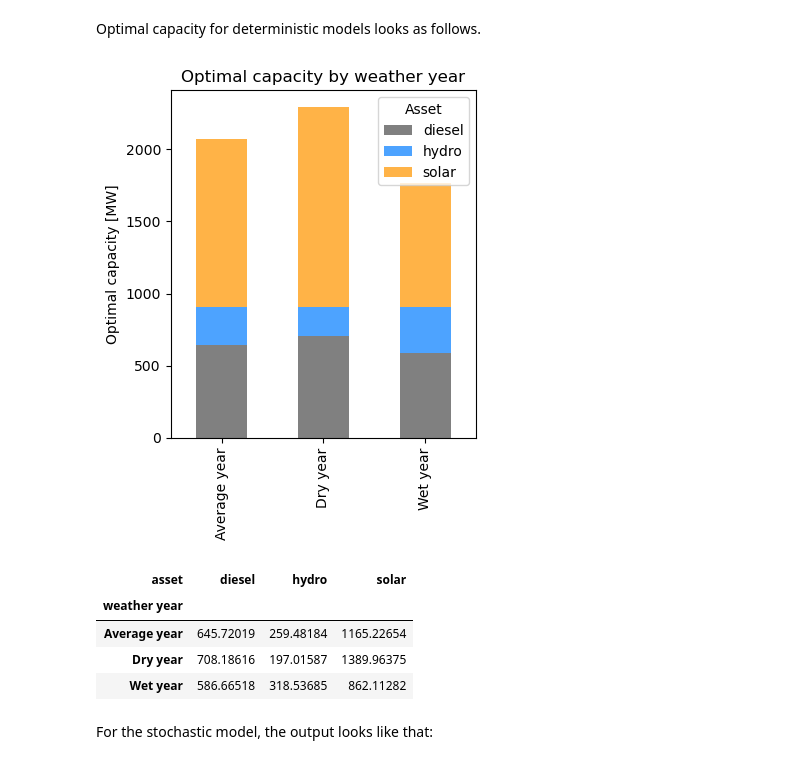
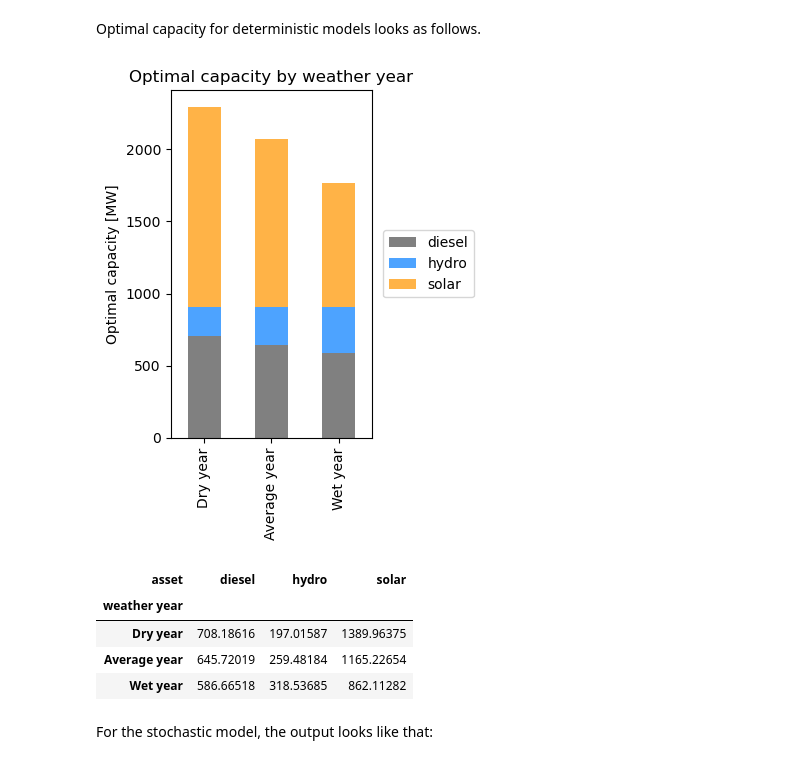
Before and after one commit to matteodefelice/energy-climate-cookbook, a Jupyter notebook: notebooks/2026.micro_grid_hydro.ipynb, the cells around one changed output. Cells and saved outputs as stored; diff of their text form; code cells hidden in the pictures.

```diff
--- a/notebooks/2026.micro_grid_hydro.ipynb
+++ b/notebooks/2026.micro_grid_hydro.ipynb
@@ -829,42 +828,53 @@ optimal_capacity_sens_long = pd.concat(
 # %% [markdown]
 Wide data format is more convenient for visual inspection.
 # %%
+weather_row_order = [
+    "Dry year",
+    "Average year",
+    "Wet year",
+]
 optimal_capacity_sens_wide = (
     optimal_capacity_sens_long
     .pivot(index="weather year", columns="asset", values="opt_capacity_MW")
+    .reindex(weather_row_order)
 )
 # %% [markdown]
 Optimal capacity for deterministic models looks as follows.
 # %%
 fig, ax = plt.subplots(figsize=(4, 5))
 
 optimal_capacity_sens_wide.plot(
     kind="bar",
     stacked=True,
     ax=ax,
     color={
         "solar": "#FFB347",
         "hydro": "#4DA3FF",
         "diesel": "gray",
         "battery": "#9B7EDE",
     }
 )
 
 ax.set_xlabel("")
 ax.set_ylabel("Optimal capacity [MW]")
 ax.set_title("Optimal capacity by weather year")
-ax.legend(title="Asset")
+ax.legend(
+    title="",
+    loc="center left",
+    bbox_to_anchor=(1.02, 0.5),
+)
+
 
 plt.tight_layout()
 # %% [output]
-[figure, old version]
+[figure, new version]
 # %%
 optimal_capacity_sens_wide
 # %% [output]
 | asset | diesel | hydro | solar |
 | weather year |  |  |  |
+| Dry year | 708.18616 | 197.01587 | 1389.96375 |
 | Average year | 645.72019 | 259.48184 | 1165.22654 |
-| Dry year | 708.18616 | 197.01587 | 1389.96375 |
 | Wet year | 586.66518 | 318.53685 | 862.11282 |
 # %% [markdown]
 For the stochastic model, the output looks like that:
```
Also changed, not shown: parts of 12 cells of this notebook.
